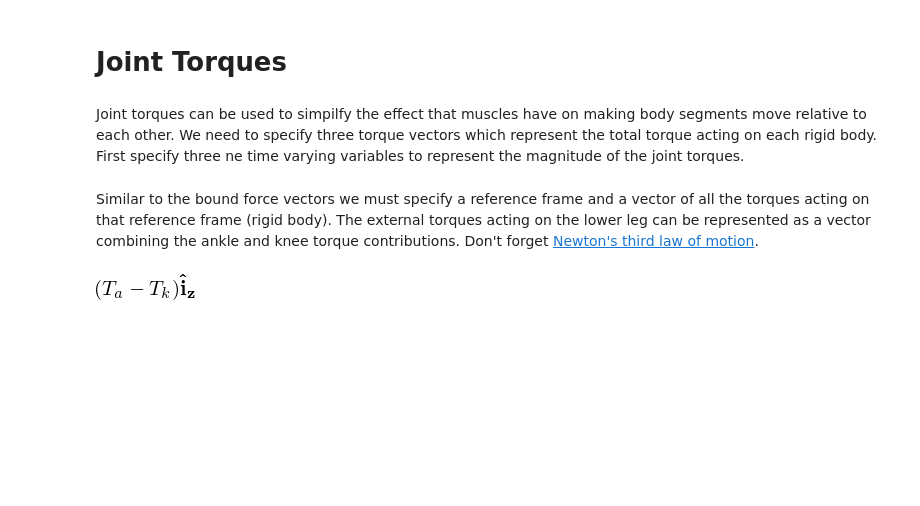
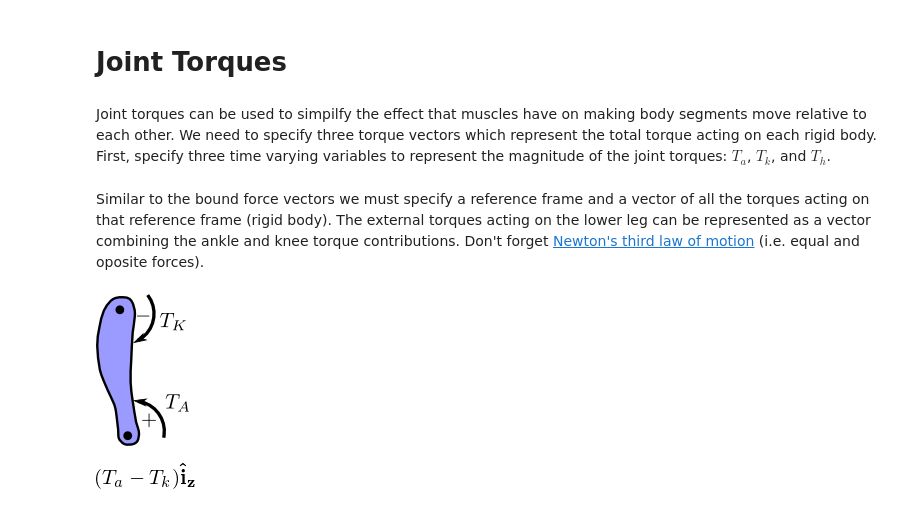
Before and after one commit to pydy/pydy-tutorial-human-standing, a Jupyter notebook: notebooks/n05_kinetics.ipynb, the cells around one changed output. Cells and saved outputs as stored; diff of their text form; code cells hidden in the pictures; blank space fills up the shorter version.

```diff
--- a/notebooks/n05_kinetics.ipynb
+++ b/notebooks/n05_kinetics.ipynb
@@ -35,11 +53,15 @@ torso_grav_force = (torso_mass_center, -torso_mass * g * inertial_frame.y)
 # %% [markdown]
 # Joint Torques
 # %% [markdown]
-Joint torques can be used to simpilfy the effect that muscles have on making body segments move relative to each other. We need to specify three torque vectors which represent the total torque acting on each rigid body. First specify three ne time varying variables to represent the magnitude of the joint torques.
+Joint torques can be used to simpilfy the effect that muscles have on making body segments move relative to each other. We need to specify three torque vectors which represent the total torque acting on each rigid body. First, specify three time varying variables to represent the magnitude of the joint torques: $T_a$, $T_k$, and $T_h$.
 # %%
 ankle_torque, knee_torque, hip_torque = dynamicsymbols('T_a, T_k, T_h')
 # %% [markdown]
-Similar to the bound force vectors we must specify a reference frame and a vector of all the torques acting on that reference frame (rigid body). The external torques acting on the lower leg can be represented as a vector combining the ankle and knee torque contributions. Don't forget [Newton's third law of motion](https://en.wikipedia.org/wiki/Newton%27s_laws_of_motion#Newton.27s_3rd_Law).
+Similar to the bound force vectors we must specify a reference frame and a vector of all the torques acting on that reference frame (rigid body). The external torques acting on the lower leg can be represented as a vector combining the ankle and knee torque contributions. Don't forget [Newton's third law of motion](https://en.wikipedia.org/wiki/Newton%27s_laws_of_motion#Newton.27s_3rd_Law) (i.e. equal and oposite forces).
+# %%
+Image('figures/lower_leg_torque.png')
+# %% [output]
+[figure, added]
 # %%
 lower_leg_torque_vector = ankle_torque * inertial_frame.z - knee_torque * inertial_frame.z
 lower_leg_torque_vector
```
Also changed, not shown: parts of 12 cells of this notebook, 6 other files.
